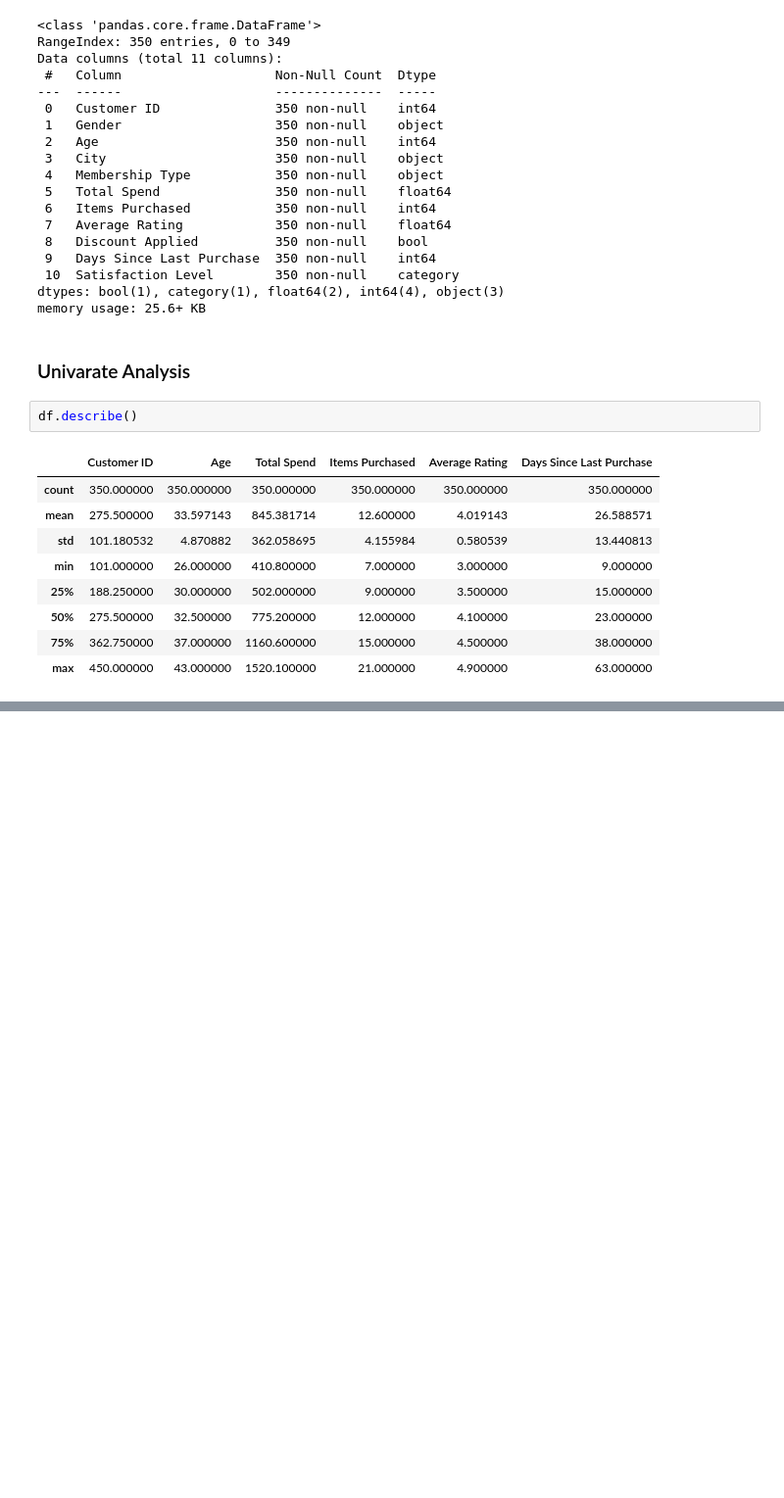
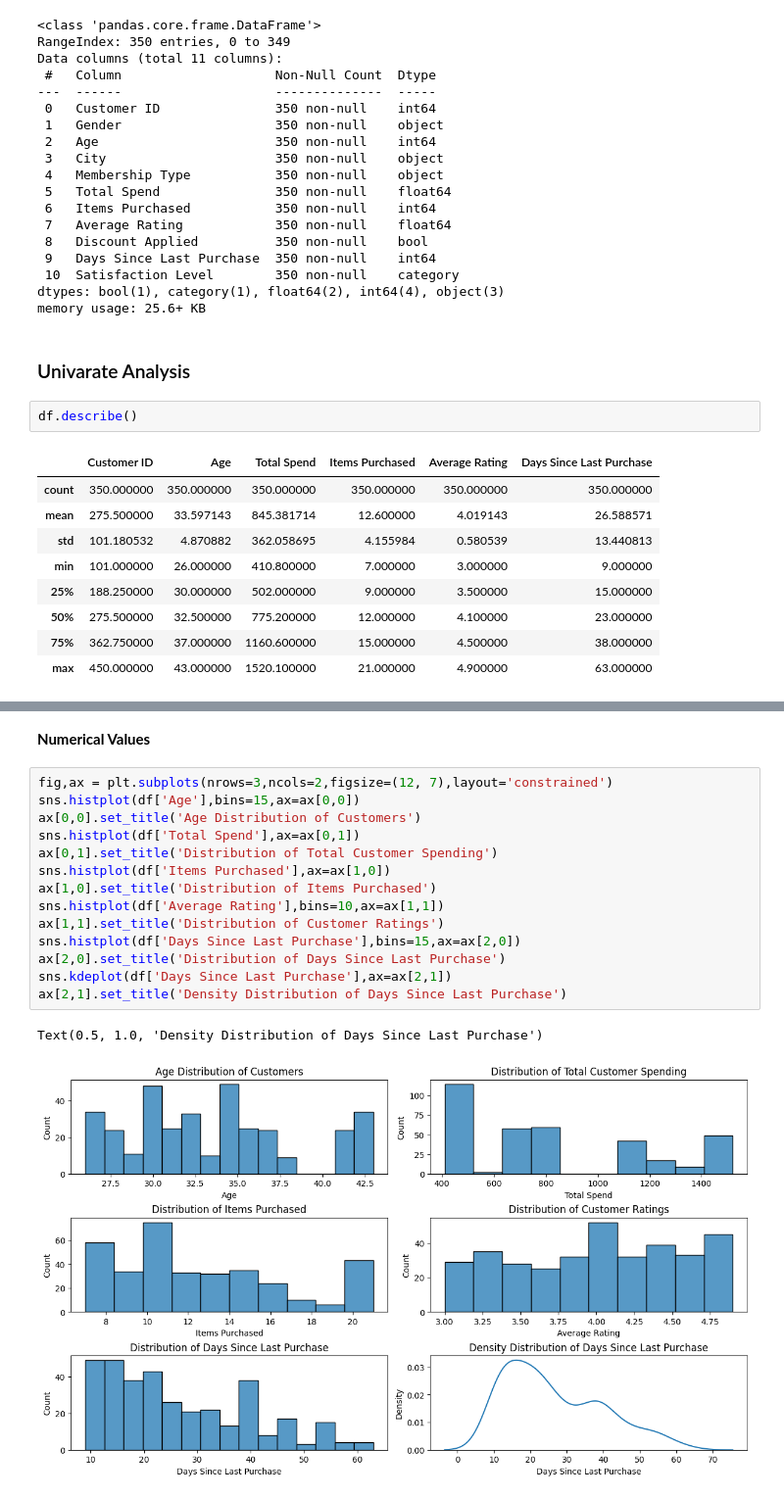
Before and after one commit to HarshGupta4511/EDA-Project-3, a Jupyter notebook: NB_1.ipynb, the cells around one changed output, grey strips where cells are left out. Shown at 98% size. Drawn from its saved outputs; the diff is of its cells as text; blank space fills up the shorter version.

```diff
--- a/NB_1.ipynb
+++ b/NB_1.ipynb
@@ -121,0 +142,19 @@ sns.kdeplot(df['Discount Applied'],ax=ax[4][1])
+# %% [markdown]
+**Numerical Values**
+# %%
+fig,ax = plt.subplots(nrows=3,ncols=2,figsize=(12, 7),layout='constrained')
+sns.histplot(df['Age'],bins=15,ax=ax[0,0])
+ax[0,0].set_title('Age Distribution of Customers')
+sns.histplot(df['Total Spend'],ax=ax[0,1])
+ax[0,1].set_title('Distribution of Total Customer Spending')
+sns.histplot(df['Items Purchased'],ax=ax[1,0])
+ax[1,0].set_title('Distribution of Items Purchased')
+sns.histplot(df['Average Rating'],bins=10,ax=ax[1,1])
+ax[1,1].set_title('Distribution of Customer Ratings')
+sns.histplot(df['Days Since Last Purchase'],bins=15,ax=ax[2,0])
+ax[2,0].set_title('Distribution of Days Since Last Purchase')
+sns.kdeplot(df['Days Since Last Purchase'],ax=ax[2,1])
+ax[2,1].set_title('Density Distribution of Days Since Last Purchase')
+# %% [output]
+Text(0.5, 1.0, 'Density Distribution of Days Since Last Purchase')
+[figure, added]
```
Also changed, not shown: parts of 20 cells of this notebook.
